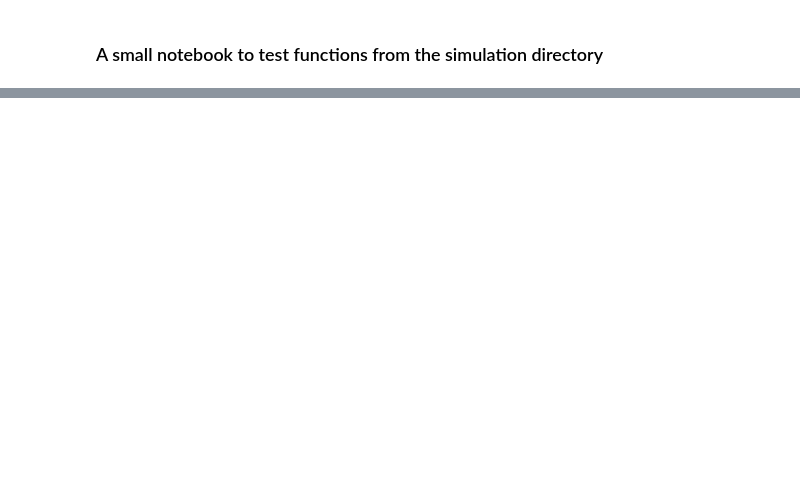
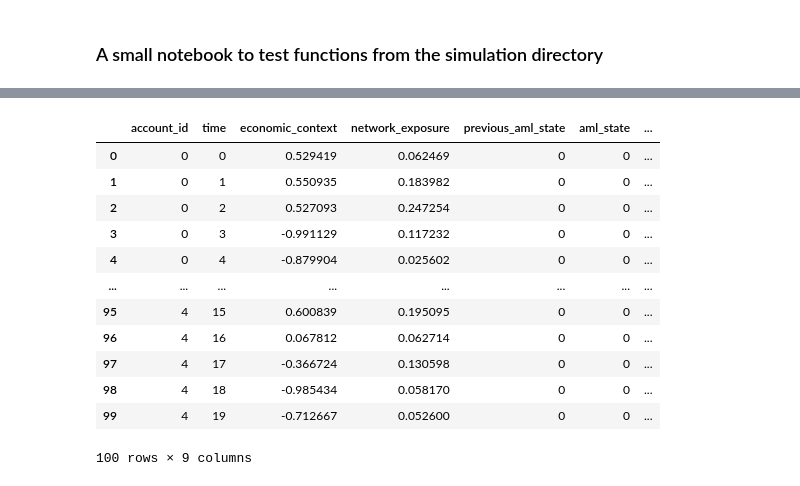
Before and after one commit to juananmonte/aml-working-paper, a Jupyter notebook: aml_working_paper/simulation/simulation_tests.ipynb, the cells around one changed output, grey strips where cells are left out. Drawn from its saved outputs; the diff is of its cells as text; code cells hidden in the pictures; blank space fills up the shorter version.

```diff
--- a/aml_working_paper/simulation/simulation_tests.ipynb
+++ b/aml_working_paper/simulation/simulation_tests.ipynb
@@ -493,0 +475,16 @@ Name: network_exposure, dtype: float64
+# %%
+panel
+# %% [output]
+|  | account_id | time | economic_context | network_exposure | previous_aml_state | aml_state | ... |
+| 0 | 0 | 0 | 0.529419 | 0.062469 | 0 | 0 | ... |
+| 1 | 0 | 1 | 0.550935 | 0.183982 | 0 | 0 | ... |
+| 2 | 0 | 2 | 0.527093 | 0.247254 | 0 | 0 | ... |
+| 3 | 0 | 3 | -0.991129 | 0.117232 | 0 | 0 | ... |
+| 4 | 0 | 4 | -0.879904 | 0.025602 | 0 | 0 | ... |
+| ... | ... | ... | ... | ... | ... | ... | ... |
+| 95 | 4 | 15 | 0.600839 | 0.195095 | 0 | 0 | ... |
+| 96 | 4 | 16 | 0.067812 | 0.062714 | 0 | 0 | ... |
+| 97 | 4 | 17 | -0.366724 | 0.130598 | 0 | 0 | ... |
+| 98 | 4 | 18 | -0.985434 | 0.058170 | 0 | 0 | ... |
+| 99 | 4 | 19 | -0.712667 | 0.052600 | 0 | 0 | ... |
+100 rows × 9 columns
```
Also changed, not shown: parts of 32 cells of this notebook, 5 other files.
